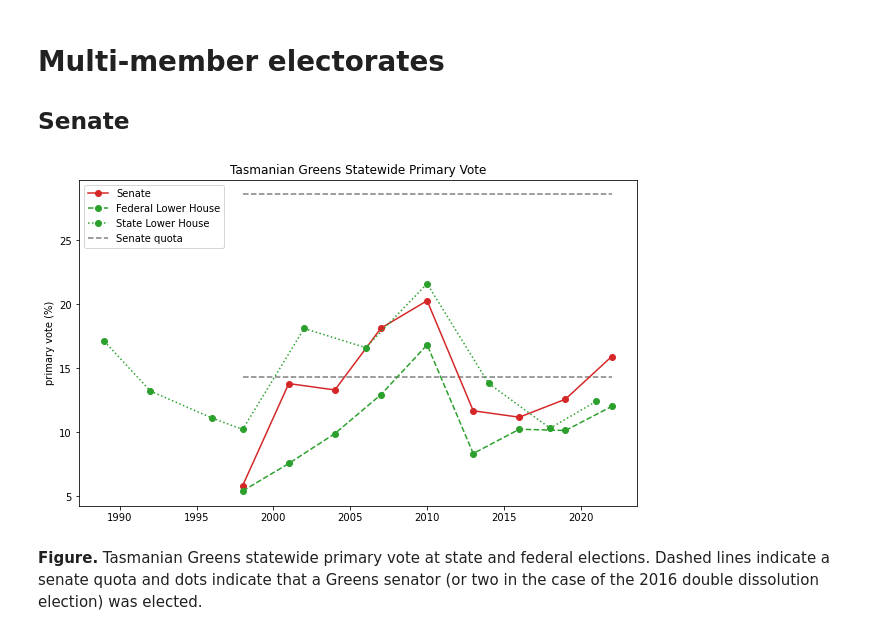
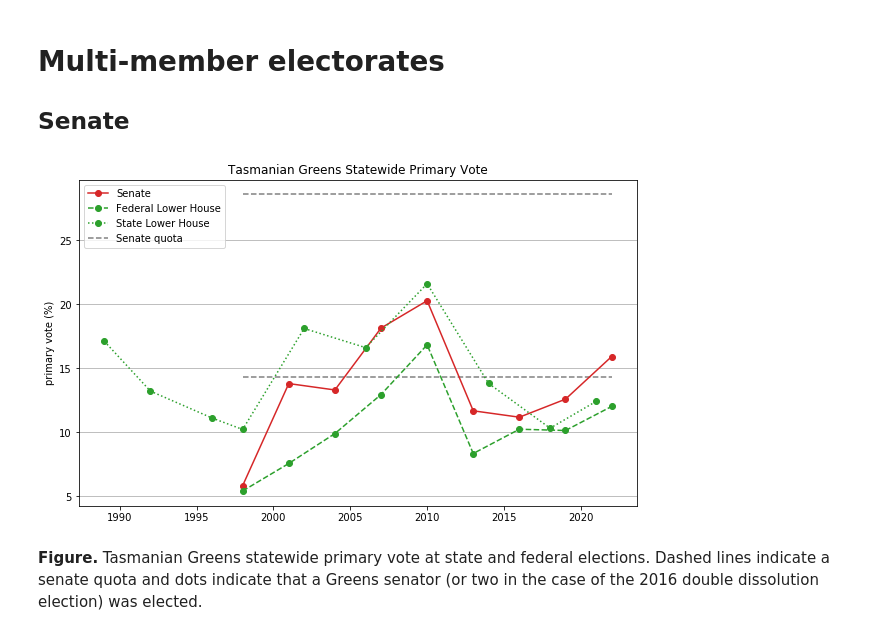
Before and after one commit to DamienIrving/election-analysis, a Jupyter notebook: analysis/tas_history.ipynb, the cells around one changed output. Cells and saved outputs as stored; diff of their text form; code cells hidden in the pictures.

```diff
--- a/analysis/tas_history.ipynb
+++ b/analysis/tas_history.ipynb
@@ -17,25 +17,26 @@ electorate_dict = {'Bass': 'tab:blue',
 # %%
 plt.figure(figsize=[10, 6])
 
 senate_df = df[(df['Election'] == 'Federal') & (df['Electorate'] == 'Senate')].sort_values(by=['Year'])
 plt.plot(senate_df['Year'].values, senate_df['Primary vote'].values, label='Senate', color='tab:red', marker='o')
 result_df = senate_df[senate_df['Seats'] > 0]
 #plt.scatter(result_df['Year'].values, result_df['Primary vote'].values, color='tab:red')
 
 lower_df = df[(df['Election'] == 'Federal') & (df['Electorate'] == 'Tasmania')].sort_values(by=['Year'])
 plt.plot(lower_df['Year'].values, lower_df['Primary vote'].values, label='Federal Lower House', color='tab:green', linestyle='--', marker='o')
 
 state_df = df[(df['Election'] == 'State') & (df['Electorate'] == 'Tasmania')].sort_values(by=['Year'])
 plt.plot(state_df['Year'].values, state_df['Primary vote'].values, label='State Lower House', color='tab:green', linestyle=':', marker='o')
 
+plt.grid(axis='y')
 plt.hlines(14.29, 1998, 2022, colors='0.5', linestyles='dashed', label='Senate quota')
 plt.hlines(14.29*2, 1998, 2022, colors='0.5', linestyles='dashed')
 plt.title('Tasmanian Greens Statewide Primary Vote')
 plt.ylabel('primary vote (%)')
 plt.legend(loc=2)
 plt.savefig('statewide_vote.png', facecolor='white', dpi=300, bbox_inches='tight')
 # %% [output]
-[figure, old version]
+[figure, new version]
 # %% [markdown]
 **Figure.** Tasmanian Greens statewide primary vote at state and federal elections. Dashed lines indicate a senate quota and dots indicate that a Greens senator (or two in the case of the 2016 double dissolution election) was elected.
 # %% [markdown]
```
Also changed, not shown: parts of 2 cells of this notebook.
